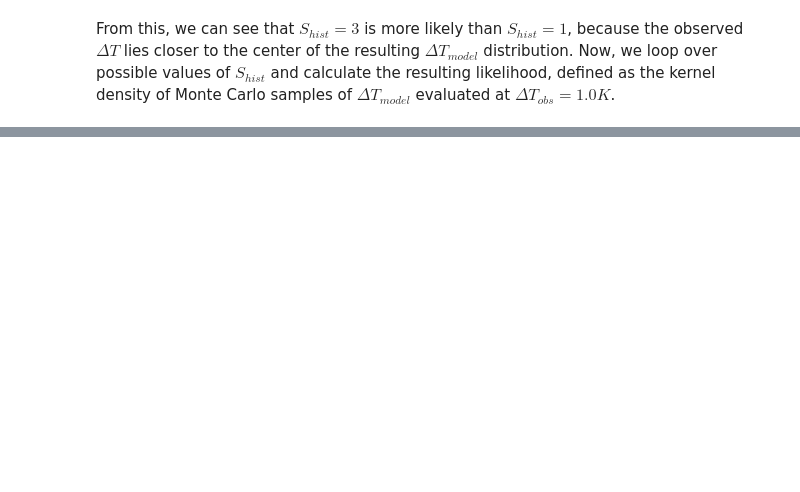
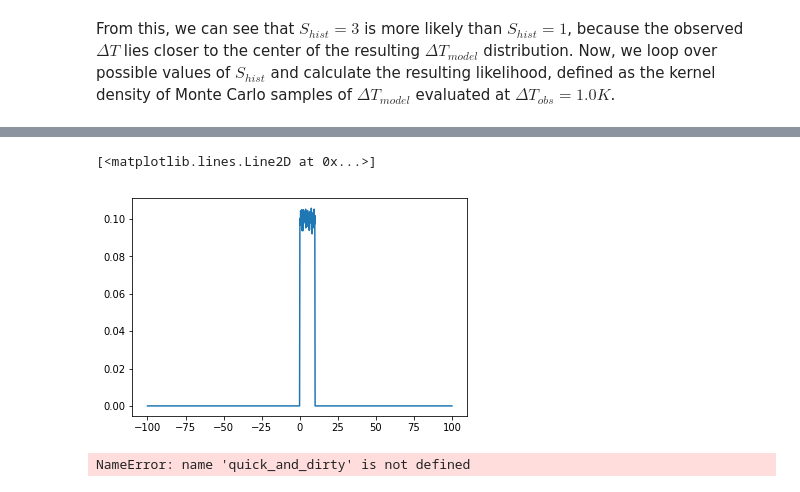
Before and after one commit to katemarvel/WCRP_ECS, a Jupyter notebook: WCRPHistoricalCheck.ipynb, the cells around one changed output, grey strips where cells are left out. Saved outputs shown, nothing was run; the diff lists cells and outputs as text; code cells hidden in the pictures; blank space fills up the shorter version.

Commit message:
still working on prior

```diff
--- a/WCRPHistoricalCheck.ipynb
+++ b/WCRPHistoricalCheck.ipynb
@@ -137,0 +169,7 @@ print("95th percentile",np.percentile(samples, 95, interpolation=interpolation),
+# %%
+nsubsamp=nsamp*10
+lam=np.random.uniform(-10,10,nsubsamp)
+for feedback in range(4):
+    lam+=np.random.uniform(-10,10,nsubsamp)
+bigF2x=np.tile(F2x,10)
+s=-1*bigF2x/lam
@@ -137,0 +178,37 @@ print("95th percentile",np.percentile(samples, 95, interpolation=interpolation),
+# %%
+ # bin width 0.1K
+n_samples=1000000  #  1,000,000
+n_bins=2000
+bin_boundaries=np.linspace(-100,100,n_bins)
+
+
+
+#bin_width=bin_boundaries[1]-bin_boundaries[0]
+bin_centres=bin_boundaries[0:n_bins-1]+bin_width/2
+def normalise_pdf(pdf,bin_width):
+    return(pdf/np.sum(pdf, dtype=np.float64)/bin_width)
+
+def sample2pdf(sin,bin_boundaries,weights):
+    pdf, bin_boundaries = np.histogram(s, weights=weights, bins=bin_boundaries,density=True)
+    pdf=normalise_pdf(pdf,bin_width)
+      #print('sample2pdf:',pdf)
+
+    return(pdf)
+
+def calc_uniform_s_prior(lower,upper,nsamp,weights):
+    n_bins=2000
+    bin_boundaries=np.linspace(-100,100,n_bins)
+    s=np.random.uniform(lower,upper,nsamp)
+    prior=sample2pdf(s,bin_boundaries,weights)
+    return(prior)
+equal_weights=np.full(nsamp,1.0)
+uprior=calc_uniform_s_prior(0,20,nsamp,equal_weights)
+plt.plot(bin_centres,uprior)
+# %% [output]
+[<matplotlib.lines.Line2D at 0x...>]
+[figure, added]
+# %%
+(n_bins,bin_boundaries,bin_centres,bin_width,n_samples)=setup_bins()
+n_bins
+# %% [output]
+NameError: name 'quick_and_dirty' is not defined
```
Also changed, not shown: parts of 14 cells of this notebook, 1 other file.
